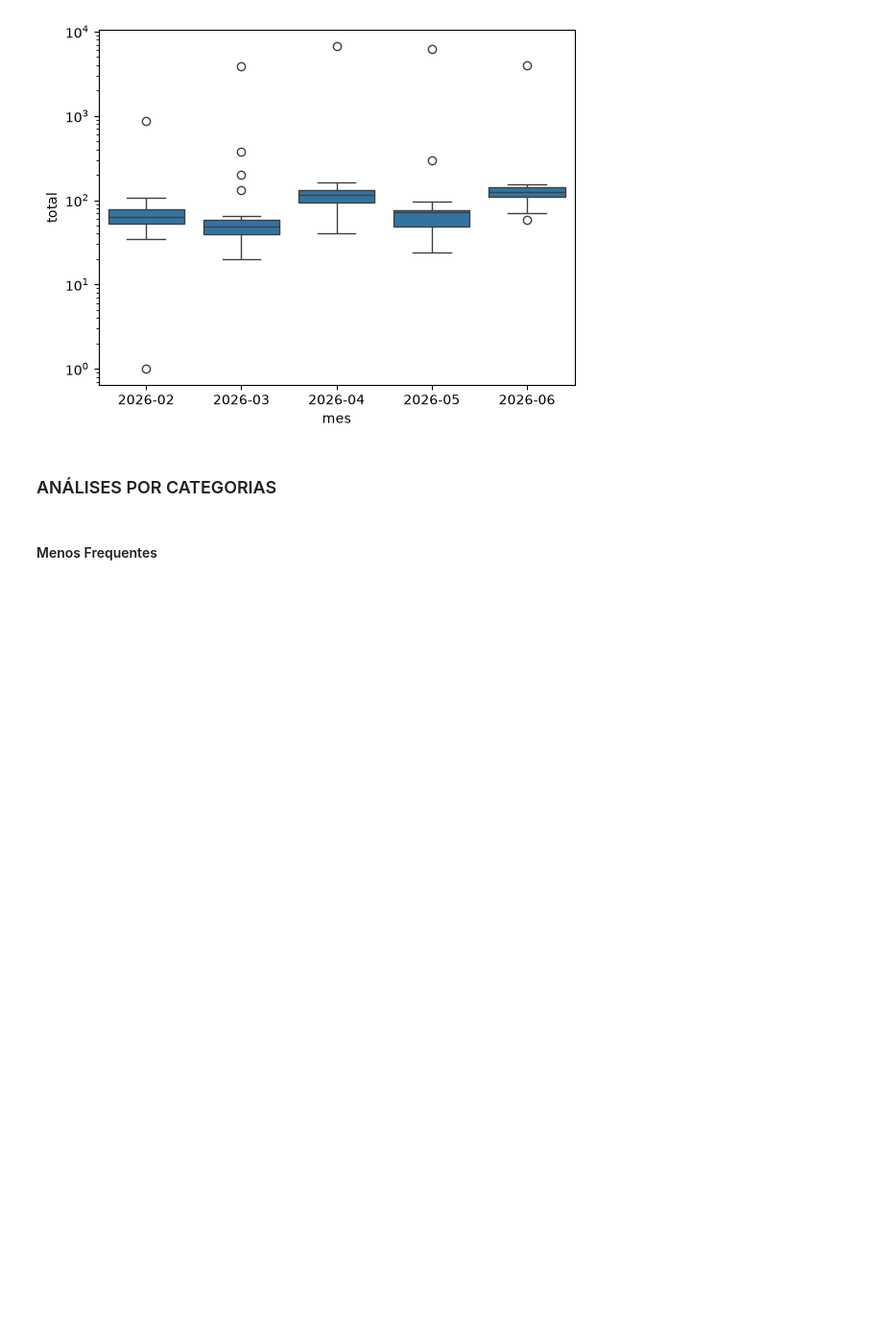
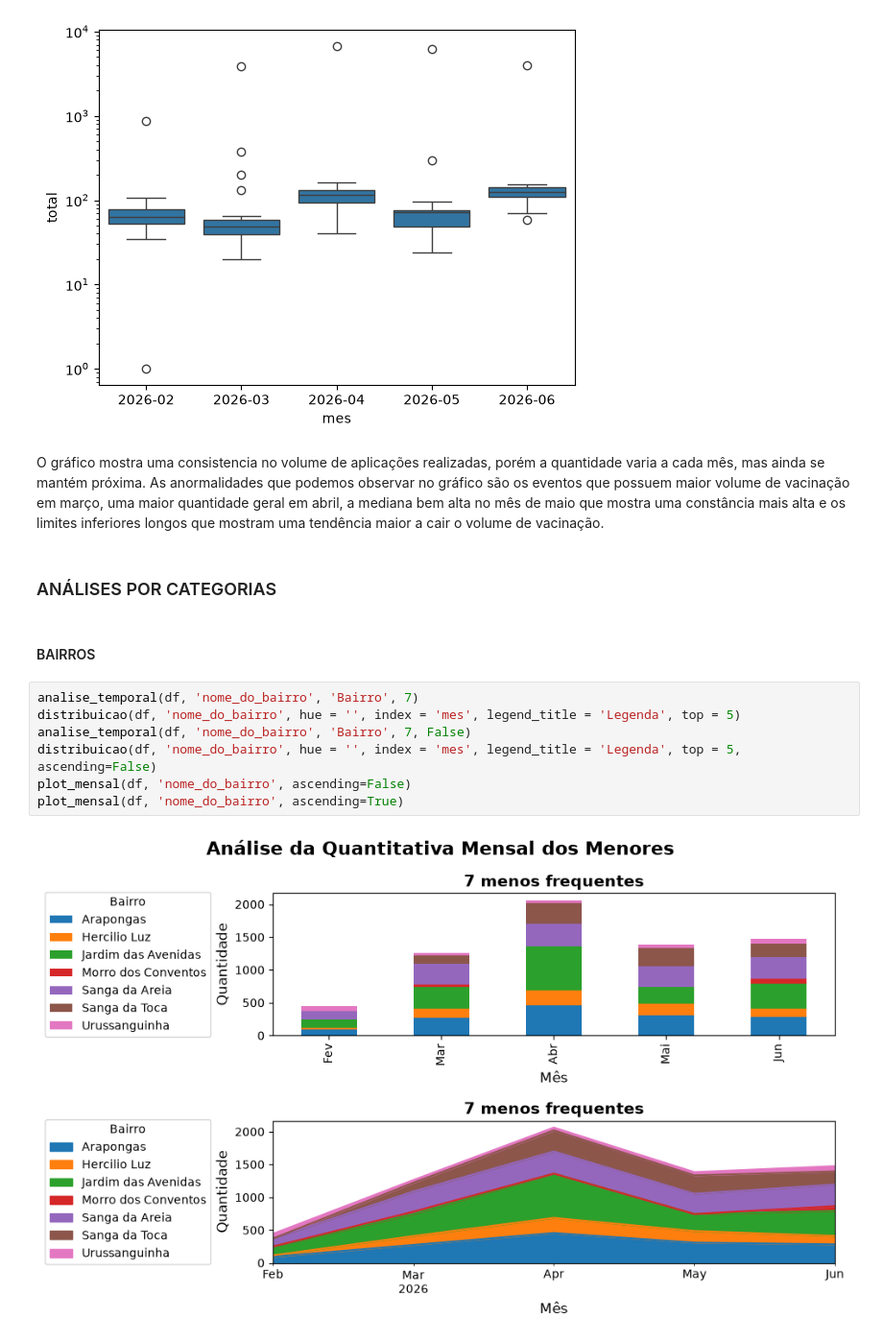
Before and after one commit to ManuelEtiene/PyAnalytics_revision, a Jupyter notebook: notebooks/Sprint_3_vacinas_no_tempo/vacinas_no_tempo.ipynb, the cells around one changed output. Shown at 96% size. Cells and saved outputs as stored; diff of their text form; blank space fills up the shorter version.

```diff
--- a/notebooks/Sprint_3_vacinas_no_tempo/vacinas_no_tempo.ipynb
+++ b/notebooks/Sprint_3_vacinas_no_tempo/vacinas_no_tempo.ipynb
@@ -298,7 +328,18 @@ plt.suptitle('')
 # %% [output]
 Text(0.5, 0.98, '')
 [figure]
+# %% [markdown]
+O gráfico mostra uma consistencia no volume de aplicações realizadas, porém a quantidade varia a cada mês, mas ainda se mantém próxima. As anormalidades que podemos observar no gráfico são os eventos que possuem maior volume de vacinação em março, uma maior quantidade geral em abril, a mediana bem alta no mês de maio que mostra uma constância mais alta e os limites inferiores longos que mostram uma tendência maior a cair o volume de vacinação.
 # %% [markdown]
 ### ANÁLISES POR CATEGORIAS
 # %% [markdown]
-#### Menos Frequentes
+#### BAIRROS
+# %%
+analise_temporal(df, 'nome_do_bairro', 'Bairro', 7)
+distribuicao(df, 'nome_do_bairro', hue = '', index = 'mes', legend_title = 'Legenda', top = 5)
+analise_temporal(df, 'nome_do_bairro', 'Bairro', 7, False)
+distribuicao(df, 'nome_do_bairro', hue = '', index = 'mes', legend_title = 'Legenda', top = 5, ascending=False)
+plot_mensal(df, 'nome_do_bairro', ascending=False)
+plot_mensal(df, 'nome_do_bairro', ascending=True)
+# %% [output]
+[figure, added]
```
Also changed, not shown: parts of 26 cells of this notebook.
